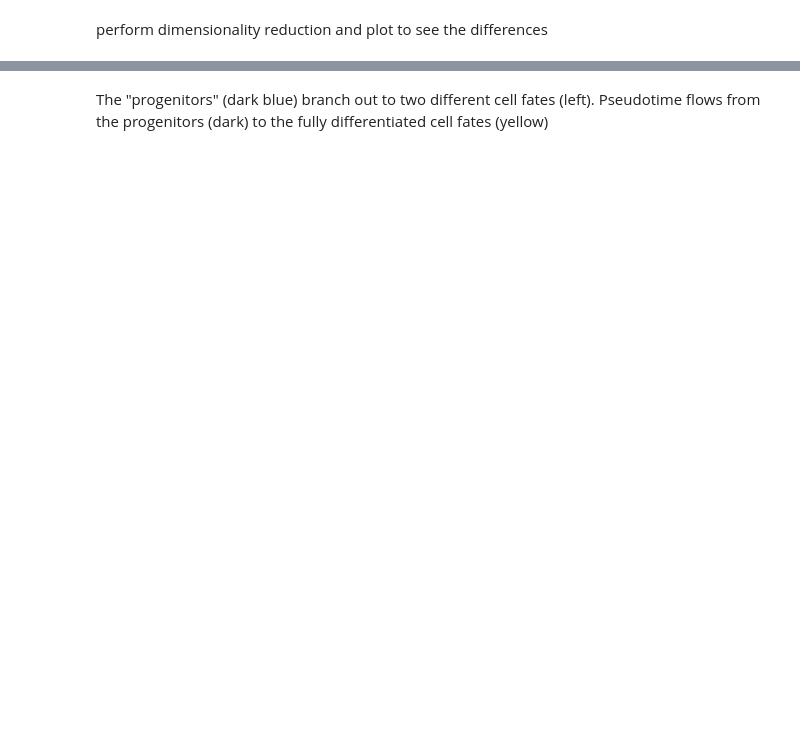
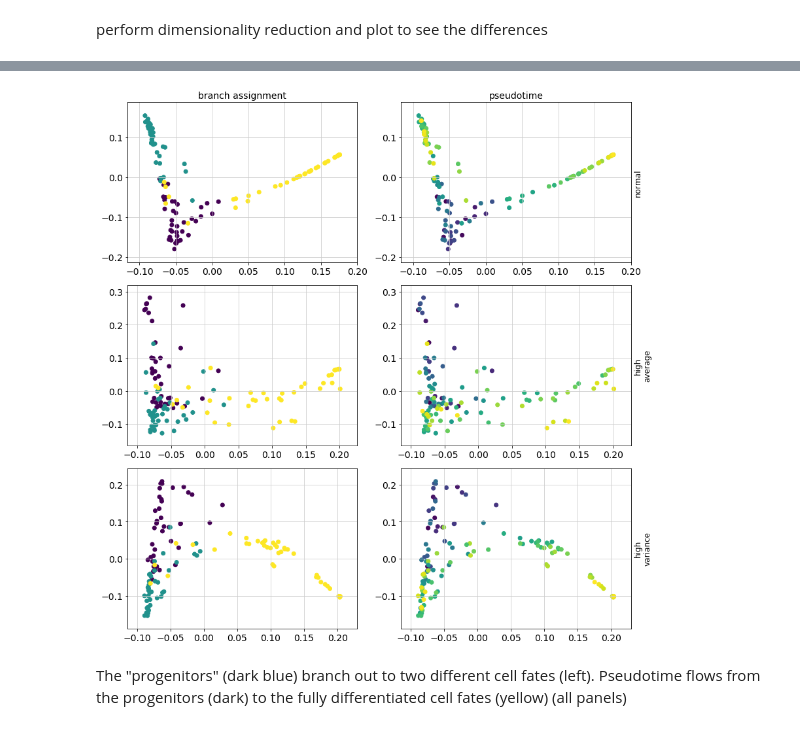
Before and after one commit to soedinglab/prosstt, a Jupyter notebook: examples/variance_sim.ipynb, the cells around one changed output, grey strips where cells are left out. Cells and saved outputs as stored; diff of their text form; code cells hidden in the pictures; blank space fills up the shorter version.

```diff
--- a/examples/variance_sim.ipynb
+++ b/examples/variance_sim.ipynb
@@ -29,9 +27,8 @@ make a tree with (almost) default parameters and define sample time and base gen
 # %%
 newick_string = "(B,C)A;"
 
-t = tree.Tree.from_newick(newick_string, genes=300)
+t = tree.Tree.from_newick(newick_string, genes=500)
 sample_time = np.arange(0, t.get_max_time())
-gene_scale = np.exp(sp.stats.norm.rvs(loc=0.8, scale=1, size=t.G))
 # %% [markdown]
 Tree topology | Pseudotime in tree
 - | -
@@ -39,13 +36,9 @@ Tree topology | Pseudotime in tree
 # %% [markdown]
 simulate average gene expression over the tree
 # %%
-Ms = {}
-while not sut.are_lengths_ok(Ms):
-    uMs, Ws, Hs = sim.simulate_lineage(t, a=0.05, inter_branch_tol=0.7)
-    for i in t.branches:
-        Ms[i] = np.exp(uMs[i]) * gene_scale
-
-t.add_genes(Ms)
+uMs, Ws, Hs = sim.simulate_lineage(t, a=0.05, intra_branch_tol=0)
+gene_scale = sut.simulate_base_gene_exp(t, uMs)
+t.add_genes(uMs, gene_scale)
 # %% [markdown]
 set variance hyperparameters at three levels and observe how the tree reconstruction changes
 # %% [markdown]
@@ -75,8 +64,8 @@ X2 = (X2.transpose() / scalings2).transpose()
 # %% [markdown]
 higher variance for same range
 # %%
-alpha3 = np.exp(random.normal(loc=np.log(0.2), scale=np.log(3.5), size=t.G))
-beta3 = np.exp(random.normal(loc=np.log(1), scale=np.log(3.5), size=t.G)) + 1
+alpha3 = np.exp(random.normal(loc=np.log(0.2), scale=np.log(5), size=t.G))
+beta3 = np.exp(random.normal(loc=np.log(1), scale=np.log(5), size=t.G)) + 1
 
 X3, labs3, brns3, scalings3 = sim.sample_whole_tree(t, 1, alpha=alpha3, beta=beta3)
 
@@ -106,2 +91,27 @@ Text(0.5,1,'pseudotime')
+# %%
+fig, ax = plt.subplots(ncols=2, nrows=3)
+fig.set_size_inches(w=12, h=12)
+ax[0][0].scatter(dm1[:, 0], dm1[:, 1], c=indices1)
+ax[0][1].scatter(dm1[:, 0], dm1[:, 1], c=labs1)
+ax[1][0].scatter(dm2[:, 0], dm2[:, 1], c=indices2)
+ax[1][1].scatter(dm2[:, 0], dm2[:, 1], c=labs2)
+ax[2][0].scatter(dm3[:, 0], dm3[:, 1], c=indices3)
+ax[2][1].scatter(dm3[:, 0], dm3[:, 1], c=labs3)
+
+ax[0][0].set_title("branch assignment")
+ax[0][1].set_title("pseudotime")
+
+ax[0][1].yaxis.set_label_position("right")
+ax[0][1].set_ylabel("normal", rotation=90, size='large')
+ax[1][1].yaxis.set_label_position("right")
+ax[1][1].set_ylabel("high\naverage", rotation=90, size='large')
+ax[2][1].yaxis.set_label_position("right")
+ax[2][1].set_ylabel("high\nvariance", rotation=90, size='large')
+
+fig.tight_layout()
+
+plt.show()
+# %% [output]
+[figure, added]
 # %% [markdown]
-The "progenitors" (dark blue) branch out to two different cell fates (left). Pseudotime flows from the progenitors (dark) to the fully differentiated cell fates (yellow)
+The "progenitors" (dark blue) branch out to two different cell fates (left). Pseudotime flows from the progenitors (dark) to the fully differentiated cell fates (yellow) (all panels)
```
Also changed, not shown: parts of 12 cells of this notebook, 7 other files.
